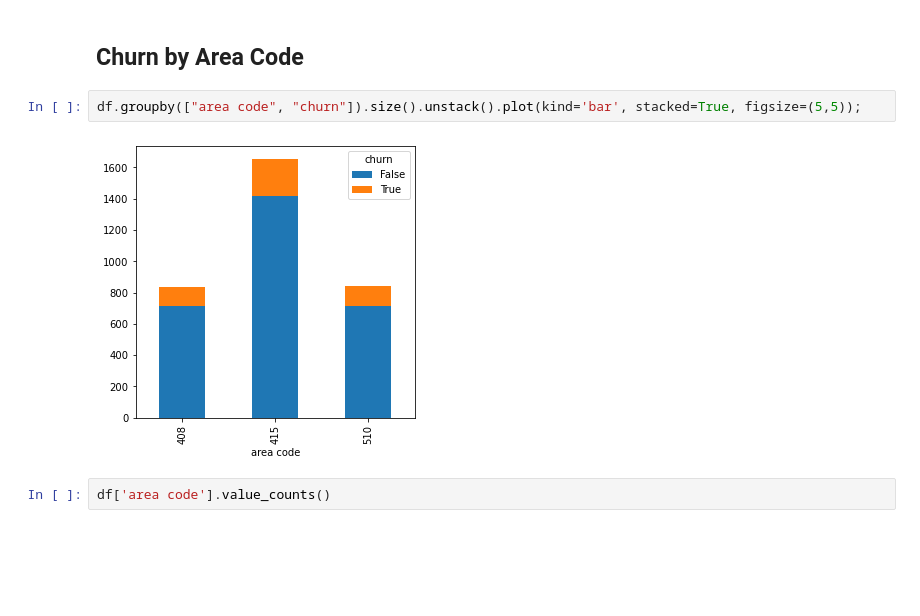
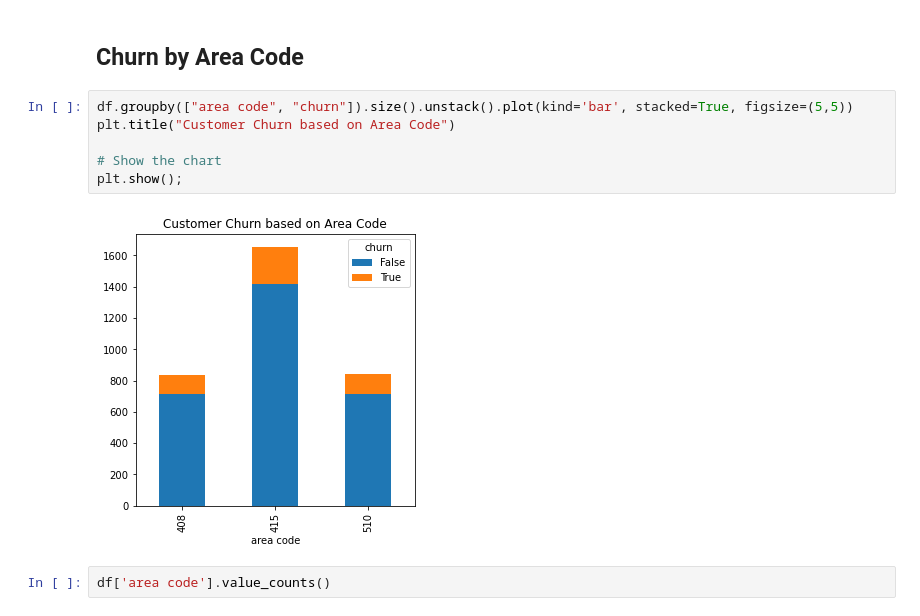
Before and after one commit to alvarodriguez95/Churn-in-Telecom, a Jupyter notebook: Alvaros Code.ipynb, the cells around one changed output. Cells and saved outputs as stored; diff of their text form; blank space fills up the shorter version.

```diff
--- a/Alvaros Code.ipynb
+++ b/Alvaros Code.ipynb
@@ -300,9 +313,13 @@ dtype: float64
 # %% [markdown]
 ## Churn by Area Code
 # %%
-df.groupby(["area code", "churn"]).size().unstack().plot(kind='bar', stacked=True, figsize=(5,5));
+df.groupby(["area code", "churn"]).size().unstack().plot(kind='bar', stacked=True, figsize=(5,5))
+plt.title("Customer Churn based on Area Code")
+
+# Show the chart
+plt.show();
 # %% [output]
-[figure, old version]
+[figure, new version]
 # %%
 df['area code'].value_counts()
 # %% [output]
```
Also changed, not shown: parts of 87 cells of this notebook.
